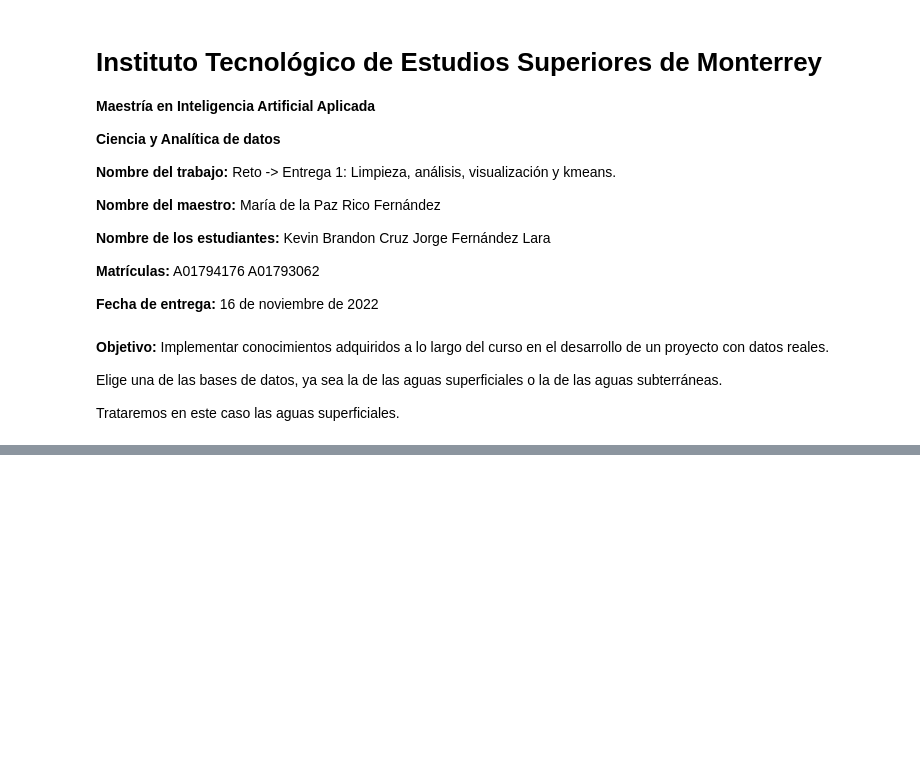
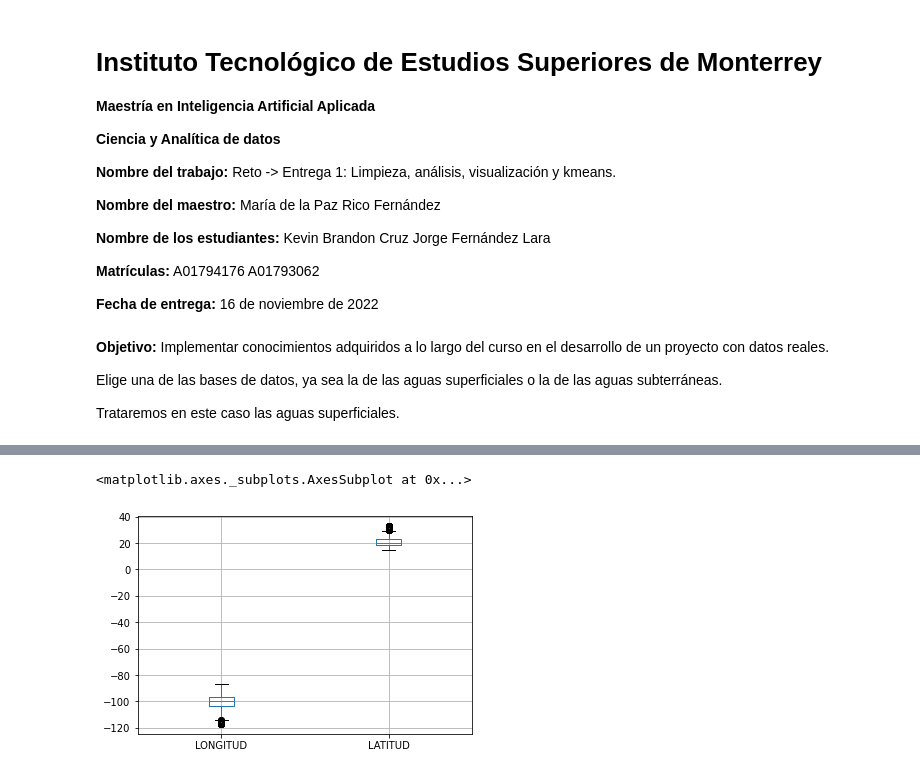
Before and after one commit to PosgradoMNA/actividades-del-projecto-cad_kbcm_jfl, a Jupyter notebook: Reto_entrega_1.ipynb, the cells around one changed output, grey strips where cells are left out. Drawn from its saved outputs; the diff is of its cells as text; code cells hidden in the pictures; blank space fills up the shorter version.

```diff
--- a/Reto_entrega_1.ipynb
+++ b/Reto_entrega_1.ipynb
@@ -54,0 +261,7 @@ ParserError: ignored
+# %%
+df_num = df[["LONGITUD","LATITUD"]]
+# %%
+df_num.boxplot()
+# %% [output]
+<matplotlib.axes._subplots.AxesSubplot at 0x...>
+[figure, added]
```
Also changed, not shown: parts of 44 cells of this notebook.
